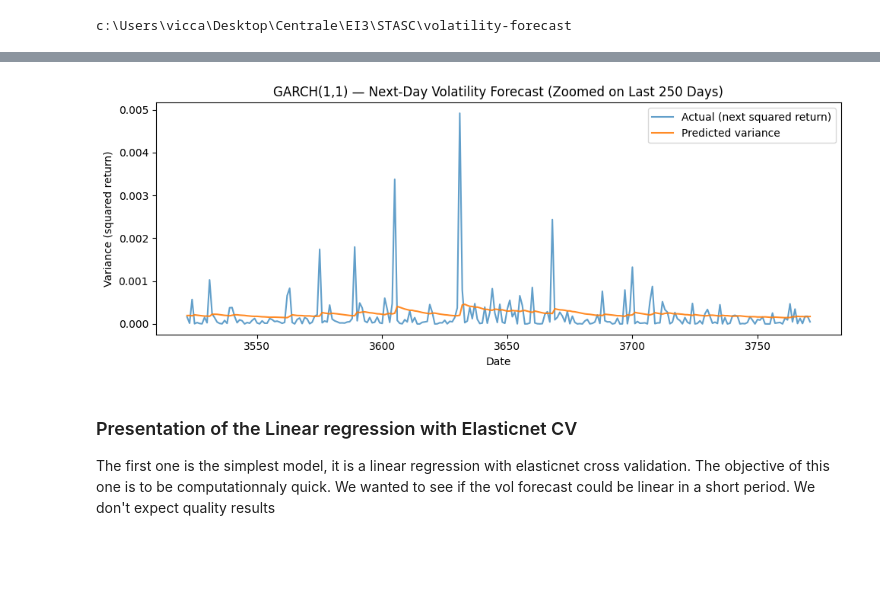
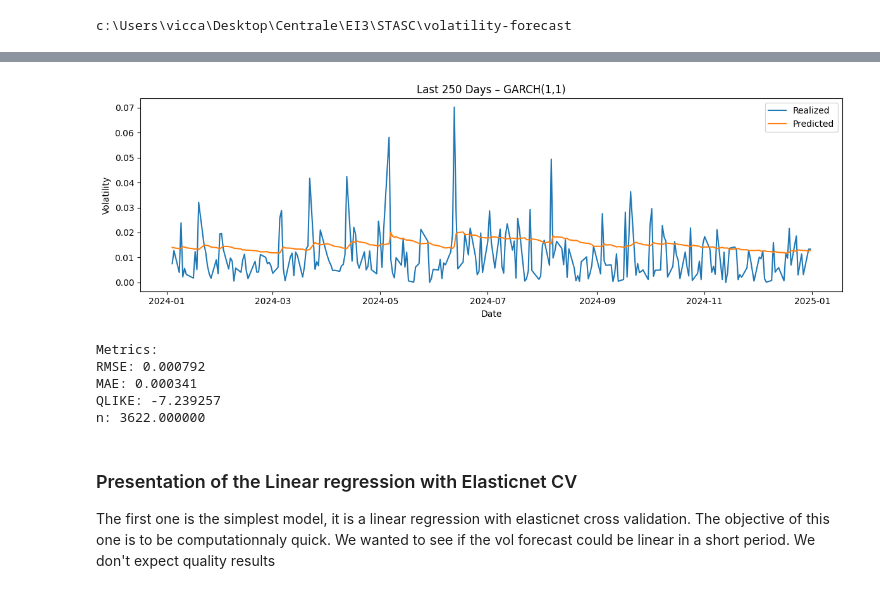
Before and after one commit to victorcamps70/volatility-forecast, a Jupyter notebook: notebooks/01_presentation_of_results.ipynb, the cells around one changed output, grey strips where cells are left out. Saved outputs shown, nothing was run; the diff lists cells and outputs as text; code cells hidden in the pictures; blank space fills up the shorter version.

```diff
--- a/notebooks/01_presentation_of_results.ipynb
+++ b/notebooks/01_presentation_of_results.ipynb
@@ -76,3 +79,6 @@ df.head()
+# %%
+train_start = df.index.min()
+train_end   = df.index[150]
 # %% [markdown]
 ## Presentation of each model
 # %% [markdown]
@@ -153,17 +177,30 @@ target_garch, pred_garch = plot_and_save_volatility_forecast(
-# %%
-window = 250  # last 250 points (roughly one trading year)
-
-plt.figure(figsize=(10, 4))
-plt.plot(target_garch.index[-window:], target_garch.values[-window:], label="Actual (next squared return)", alpha=0.7)
-plt.plot(pred_garch.index[-window:], pred_garch.values[-window:], label="Predicted variance", alpha=0.9)
-plt.legend()
-plt.title("GARCH(1,1) — Next-Day Volatility Forecast (Zoomed on Last 250 Days)")
-plt.xlabel("Date")
-plt.ylabel("Variance (squared return)")
-plt.tight_layout()
-plt.show()
-# %% [output]
-[figure, removed]
+# %%
+y_true = garch_results["y_true"]
+y_pred = garch_results["y_pred"]
+valid  = y_true.notna() & y_pred.notna()
+idx_250 = valid[valid].index[-250:]   # last 250 timestamps where both exist
+
+res_250 = {
+    "y_true": y_true.loc[idx_250],
+    "y_pred": y_pred.loc[idx_250],
+    "metrics": garch_results.get("metrics", {}),
+}
+
+
+plot_and_save_volatility_forecast(
+    res=res_250,
+    title="Last 250 Days – GARCH(1,1)",  # edit the title to match your model
+    show=True,
+    save=False,
+    plot_as_vol=True,
+)
+# %% [output]
+[figure, added]
+Metrics:
+RMSE: 0.000792
+MAE: 0.000341
+QLIKE: -7.239257
+n: 3622.000000
 # %% [markdown]
 ### Presentation of the Linear regression with Elasticnet CV
 
```
Also changed, not shown: parts of 26 cells of this notebook, 12 other files.
